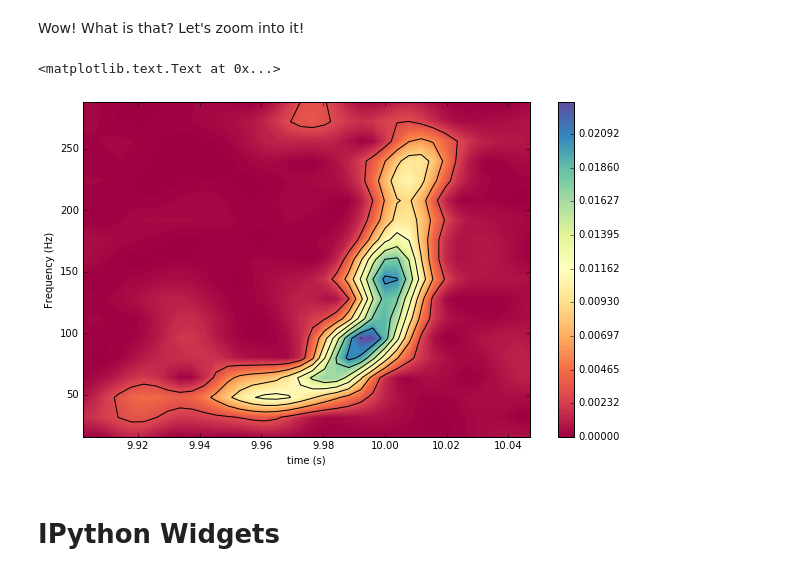
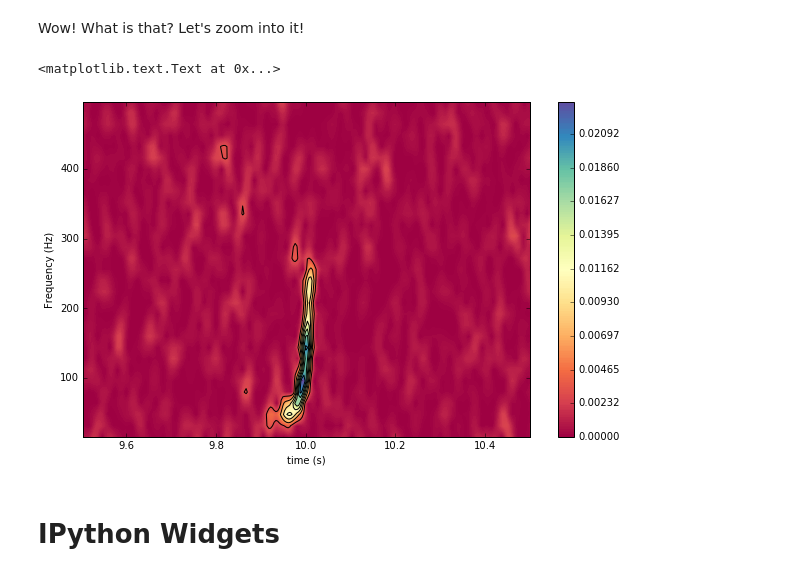
Before and after one commit to AeroPython/basic-python-packages-for-science, a Jupyter notebook: Basic Python Packages for Science.ipynb, the cells around one changed output. Drawn from its saved outputs; the diff is of its cells as text; code cells hidden in the pictures.

```diff
--- a/Basic Python Packages for Science.ipynb
+++ b/Basic Python Packages for Science.ipynb
@@ -511,25 +511,25 @@ plt.colorbar()
 # %% [markdown]
 Wow! What is that? Let's zoom into it!
 # %%
-time_frontiers = [9.9, 10.05]
-freq_frontiers = [0, 300]
+time_frontiers = [9.8, 10.5]
+freq_frontiers = [0, 500]
 
 time_index = [np.argmax(time_vector>time_frontiers[0]),
                       np.argmax(time_vector>time_frontiers[1])]
 freq_index = [np.argmax(frequency_vector>freq_frontiers[0]),
                       np.argmax(frequency_vector>freq_frontiers[1])]
 time_window = time_2D[freq_index[0]:freq_index[1],time_index[0]:time_index[1]]
 freq_window = freq_2D[freq_index[0]:freq_index[1],time_index[0]:time_index[1]]
 intens_window = intensity_matrix[freq_index[0]:freq_index[1],time_index[0]:time_index[1]]
 plt.figure(figsize=(10,6))
 plt.contourf(time_window, freq_window,intens_window,np.linspace(0, 0.02313, 200),cmap = plt.cm.Spectral)
 plt.colorbar()
 plt.contour(time_window, freq_window,intens_window,np.linspace(0, 0.02313, 9), colors='k')
 plt.xlabel('time (s)')
 plt.ylabel('Frequency (Hz)')
 # %% [output]
 <matplotlib.text.Text at 0x...>
-[figure, old version]
+[figure, new version]
 # %% [markdown]
 # IPython Widgets
 # %% [markdown]
```
Also changed, not shown: parts of 1 cell of this notebook, 3 other files.
